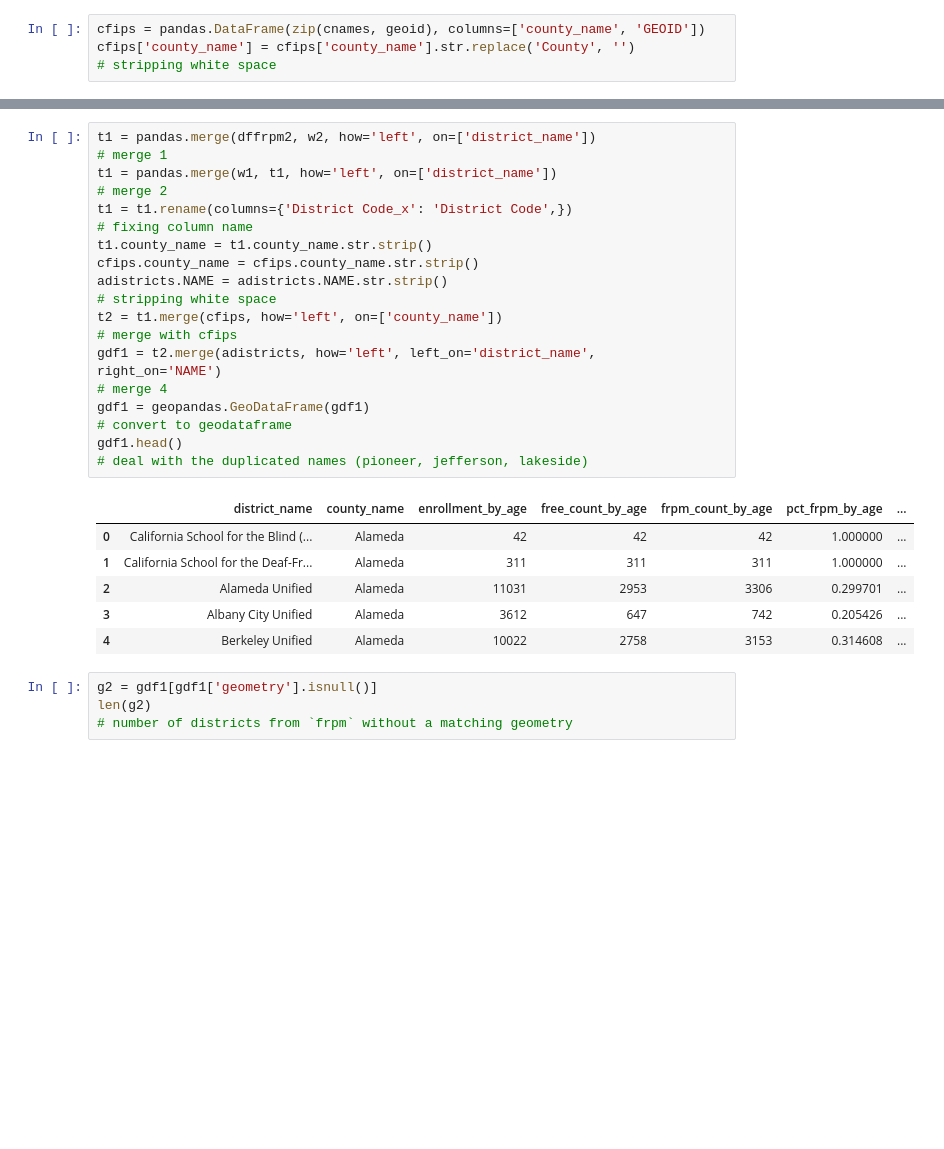
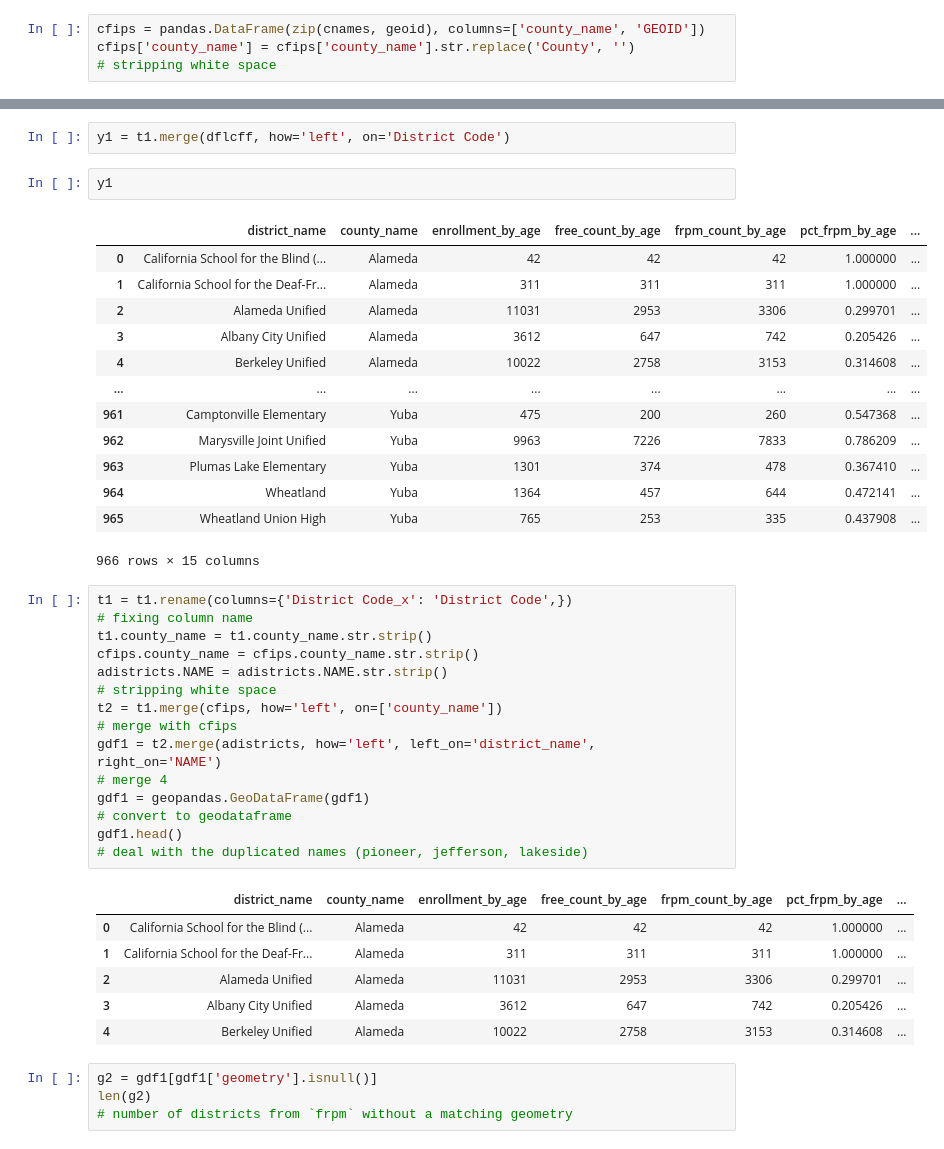
Before and after one commit to fiendskrah/finalcapstone, a Jupyter notebook: project.ipynb, the cells around one changed output, grey strips where cells are left out. Saved outputs shown, nothing was run; the diff lists cells and outputs as text; blank space fills up the shorter version.

```diff
--- a/project.ipynb
+++ b/project.ipynb
@@ -706,8 +741,22 @@ cfips['county_name'] = cfips['county_name'].str.replace('County', '')
+# %%
+y1 = t1.merge(dflcff, how='left', on='District Code')
+# %%
+y1
+# %% [output]
+|  | district_name | county_name | enrollment_by_age | free_count_by_age | frpm_count_by_age | pct_frpm_by_age | ... |
+| 0 | California School for the Blind (... | Alameda | 42 | 42 | 42 | 1.000000 | ... |
+| 1 | California School for the Deaf-Fr... | Alameda | 311 | 311 | 311 | 1.000000 | ... |
+| 2 | Alameda Unified | Alameda | 11031 | 2953 | 3306 | 0.299701 | ... |
+| 3 | Albany City Unified | Alameda | 3612 | 647 | 742 | 0.205426 | ... |
+| 4 | Berkeley Unified | Alameda | 10022 | 2758 | 3153 | 0.314608 | ... |
+| ... | ... | ... | ... | ... | ... | ... | ... |
+| 961 | Camptonville Elementary | Yuba | 475 | 200 | 260 | 0.547368 | ... |
+| 962 | Marysville Joint Unified | Yuba | 9963 | 7226 | 7833 | 0.786209 | ... |
+| 963 | Plumas Lake Elementary | Yuba | 1301 | 374 | 478 | 0.367410 | ... |
+| 964 | Wheatland | Yuba | 1364 | 457 | 644 | 0.472141 | ... |
+| 965 | Wheatland Union High | Yuba | 765 | 253 | 335 | 0.437908 | ... |
+966 rows × 15 columns
 # %%
-t1 = pandas.merge(dffrpm2, w2, how='left', on=['district_name'])
-# merge 1
-t1 = pandas.merge(w1, t1, how='left', on=['district_name'])
-# merge 2
 t1 = t1.rename(columns={'District Code_x': 'District Code',})
 # fixing column name
 t1.county_name = t1.county_name.str.strip()
```
Also changed, not shown: parts of 73 cells of this notebook.
